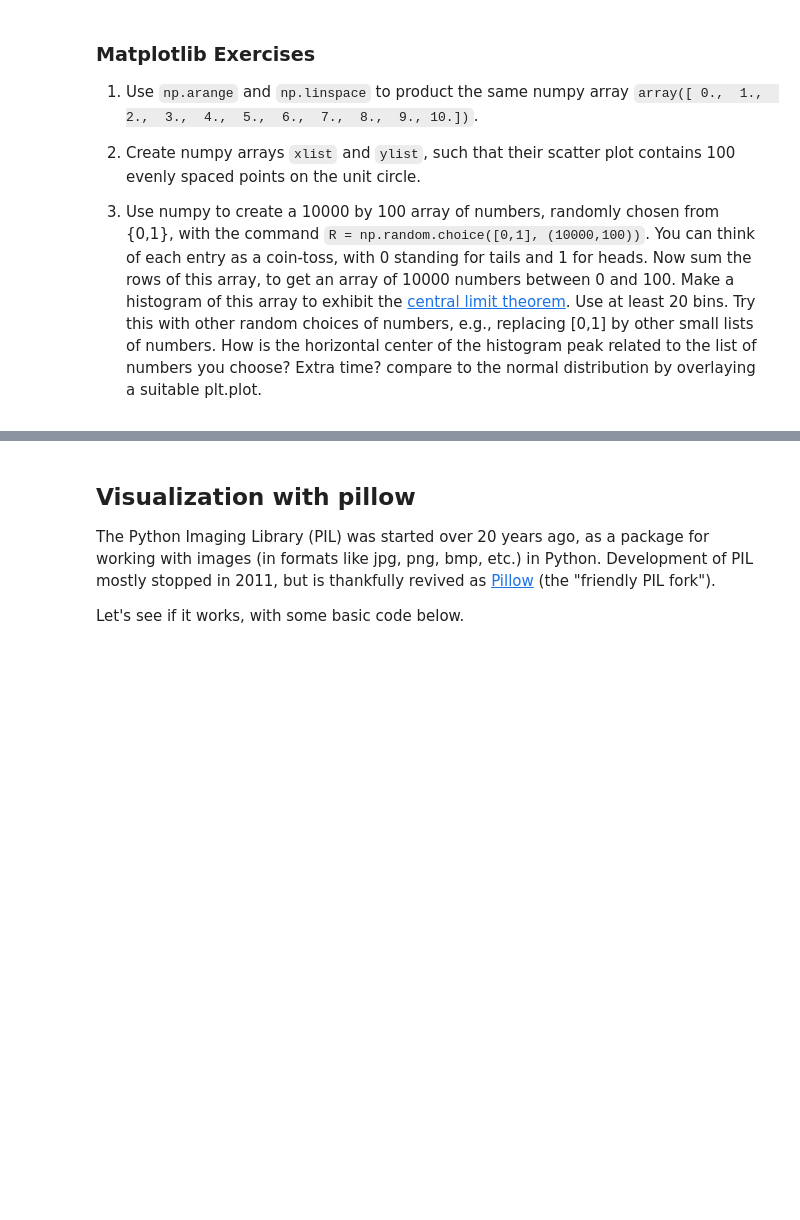
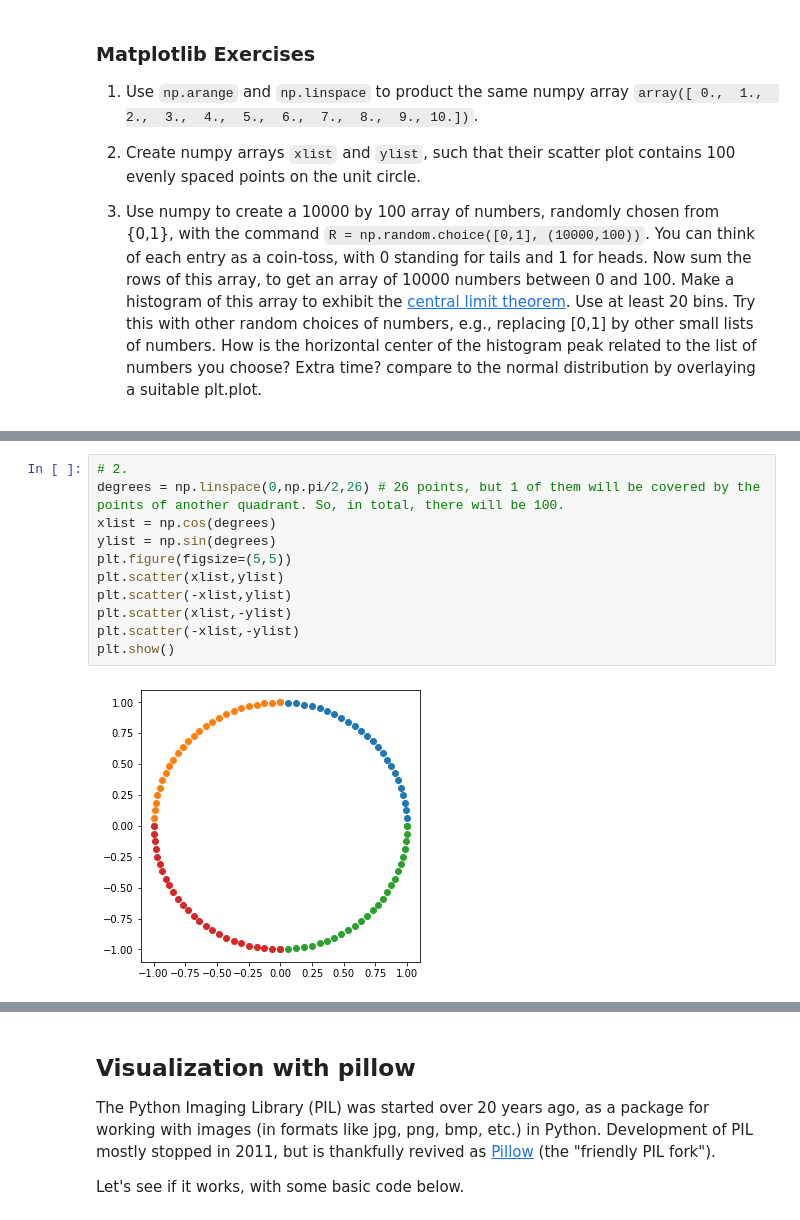
Before and after one commit to haskstans/Math-152, a Jupyter notebook: P4M_Notebook_4.ipynb, the cells around one changed output, grey strips where cells are left out. Drawn from its saved outputs; the diff is of its cells as text; blank space fills up the shorter version.

```diff
--- a/P4M_Notebook_4.ipynb
+++ b/P4M_Notebook_4.ipynb
@@ -633,0 +753,13 @@ The command `np.linspace(start, stop, length)` creates a numpy array that begins
+# %%
+# 2.
+degrees = np.linspace(0,np.pi/2,26) # 26 points, but 1 of them will be covered by the points of another quadrant. So, in total, there will be 100.
+xlist = np.cos(degrees)
+ylist = np.sin(degrees)
+plt.figure(figsize=(5,5))
+plt.scatter(xlist,ylist)
+plt.scatter(-xlist,ylist)
+plt.scatter(xlist,-ylist)
+plt.scatter(-xlist,-ylist)
+plt.show()
+# %% [output]
+[figure, added]
```
Also changed, not shown: parts of 29 cells of this notebook.
